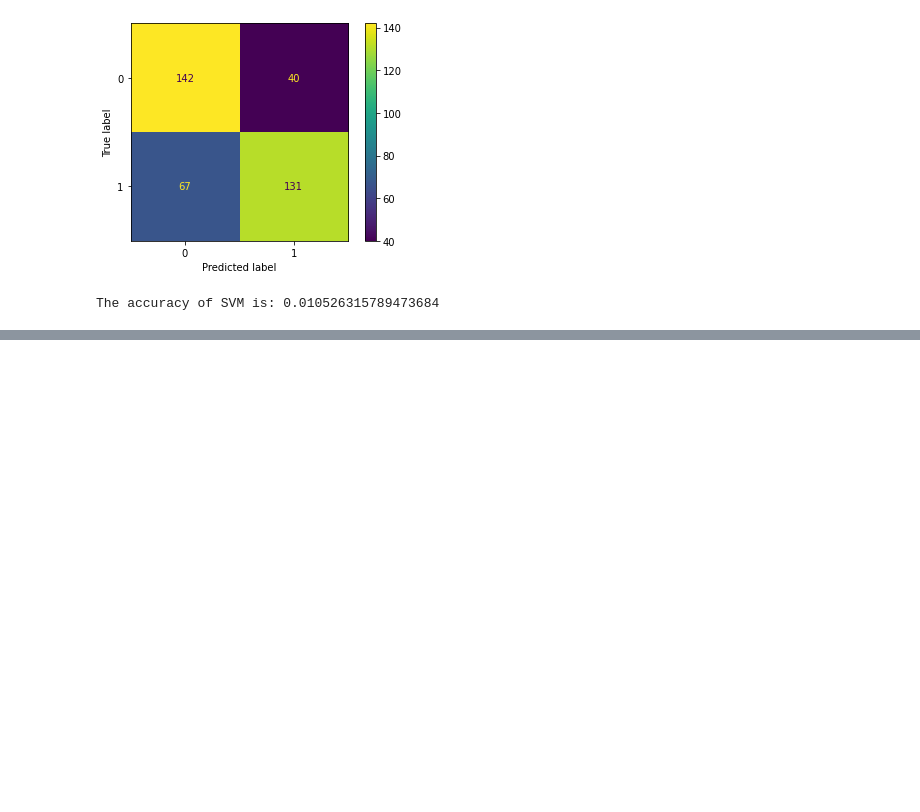
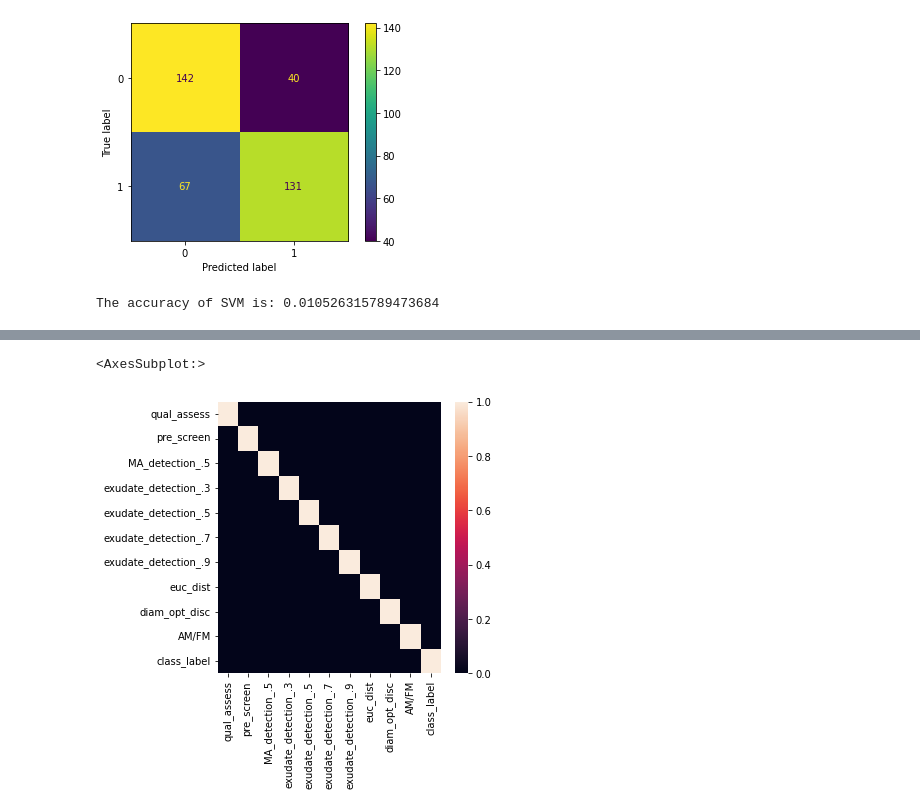
Before and after one commit to Giusseppe-97/Uncertainty_Quantification, a Jupyter notebook: code/code_classification/Messidor/support_vector_machine_messidor.ipynb, the cells around one changed output, grey strips where cells are left out. Saved outputs shown, nothing was run; the diff lists cells and outputs as text; code cells hidden in the pictures; blank space fills up the shorter version.

```diff
--- a/code/code_classification/Messidor/support_vector_machine_messidor.ipynb
+++ b/code/code_classification/Messidor/support_vector_machine_messidor.ipynb
@@ -335,0 +435,31 @@ The accuracy of SVM is: 0.010526315789473684
+# %%
+# For each new dataframe, specify the MA columns we want to drop (all but 1). Also drop every other exudate
+# detection column for all datasets. This will eliminate correlation among exudate features.
+
+drop_5 = ['MA_detection_1.0','MA_detection_.6','MA_detection_.7','MA_detection_.8',
+             'MA_detection_.9', 'exudate_detection_.4','exudate_detection_.6','exudate_detection_.8',
+                  'exudate_detection_1.0']
+drop_6 = ['MA_detection_.5','MA_detection_1.0','MA_detection_.7','MA_detection_.8',
+             'MA_detection_.9', 'exudate_detection_.4','exudate_detection_.6','exudate_detection_.8',
+                  'exudate_detection_1.0']
+drop_7 = ['MA_detection_.5','MA_detection_.6','MA_detection_1.0','MA_detection_.8',
+             'MA_detection_.9', 'exudate_detection_.4','exudate_detection_.6','exudate_detection_.8',
+                  'exudate_detection_1.0']
+drop_8 = ['MA_detection_.5','MA_detection_.6','MA_detection_.7','MA_detection_1.0',
+             'MA_detection_.9', 'exudate_detection_.4','exudate_detection_.6','exudate_detection_.8',
+                  'exudate_detection_1.0']
+drop_9 = ['MA_detection_.5','MA_detection_.6','MA_detection_.7','MA_detection_.8',
+             'MA_detection_1.0', 'exudate_detection_.4','exudate_detection_.6','exudate_detection_.8',
+                  'exudate_detection_1.0']
+drop_10 = ['MA_detection_.5','MA_detection_.6','MA_detection_.7','MA_detection_.8',
+             'MA_detection_.9', 'exudate_detection_.4','exudate_detection_.6','exudate_detection_.8',
+                  'exudate_detection_1.0']
+# %%
+# Drop appropriate columns to create these dataframes.
+
+df_MA5.drop(columns = drop_5, inplace = True)
+df_MA6.drop(columns = drop_6, inplace = True)
+df_MA7.drop(columns = drop_7, inplace = True)
+df_MA8.drop(columns = drop_8, inplace = True)
+df_MA9.drop(columns = drop_9, inplace = True)
+df_MA10.drop(columns = drop_10, inplace = True)
@@ -335,0 +493,8 @@ The accuracy of SVM is: 0.010526315789473684
+# %%
+# Check the correlation of each dataframe.
+
+fig = plt.figure(figsize = (5,5))
+sns.heatmap(abs(df_MA5.corr()) > .8)
+# %% [output]
+<AxesSubplot:>
+[figure, added]
```
Also changed, not shown: parts of 27 cells of this notebook.
